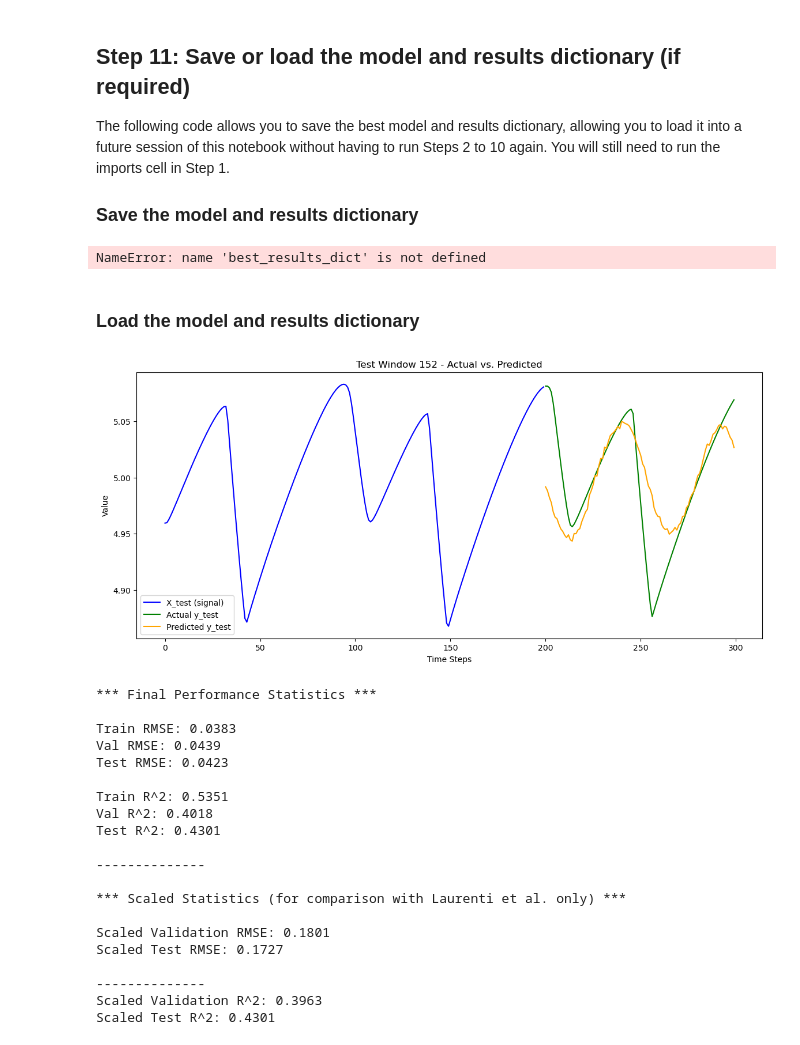
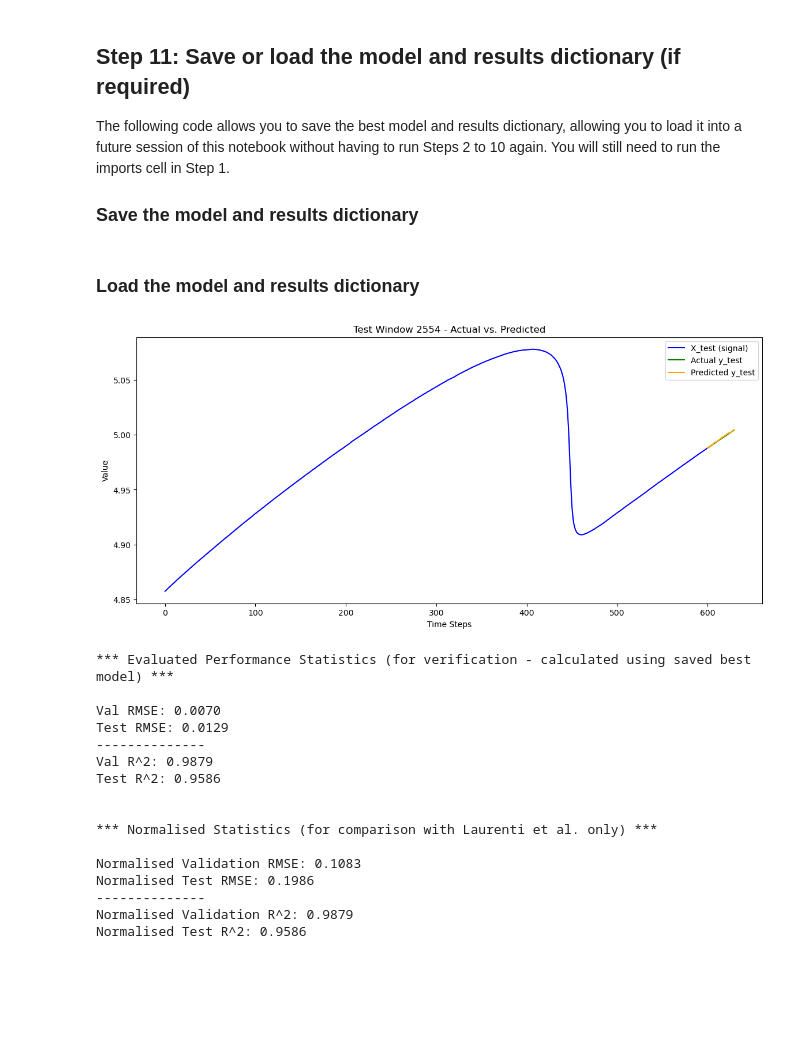
Before and after one commit to ai4er-cdt/earthquake-predictability, a Jupyter notebook: notebooks/AI4ER GTC - Slow Earthquake Time Series Forecasting.ipynb, the cells around one changed output. Saved outputs shown, nothing was run; the diff lists cells and outputs as text; code cells hidden in the pictures; blank space fills up the shorter version.

Commit message:
Params tuneed, paths fixed

```diff
--- a/notebooks/AI4ER GTC - Slow Earthquake Time Series Forecasting.ipynb
+++ b/notebooks/AI4ER GTC - Slow Earthquake Time Series Forecasting.ipynb
@@ -366,7 +371,7 @@ ___
 
 The "normalise_dataset_multi_feature" function normalises the data using either a min-max or standard scalar and loads all the data into a dictionary. **You can set the normalisation type (min-max or standard) by adjusting the "scaler" variable.** A separate scalar is created for each feature, fitted to the X values and then applied to the X and y values.
 # %%
-scaler = "min-max"  # Set to either standard or min-max
+scaler = "standard"  # Set to either standard or min-max
 
 data_dict_temp, scalers_X, scalers_y = normalise_dataset_multi_feature(
     X_train, y_train, X_test, y_test, X_val, y_val, scaler
@@ -580,17 +589,14 @@ if save_model:
 
     # Saves the model, results/data dictionaries and hyperparameters in the results folder
 
-    param_id = f"_{exp}_{model_type}_{features_to_keep}"
+    param_id = f""
 
-    torch.save(model.state_dict(), f"../results/best_model{param_id}.pt")
+    torch.save(model.state_dict(), f"best_model{param_id}.pt")
 
-    with open(f'../results/best_results_dict{param_id}.pkl', 'wb') as file:
-        pickle.dump(best_results_dict, file)                                    # TODO: where is this defined?
-
-    with open(f'../results/results_dict{param_id}.pkl', 'wb') as file:
+    with open(f'results_dict{param_id}.pkl', 'wb') as file:
         pickle.dump(results_dict, file)
 
-    with open(f'../results/data_dict{param_id}.pkl', 'wb') as file:
+    with open(f'data_dict{param_id}.pkl', 'wb') as file:
         pickle.dump(data_dict, file)
 
     hyperparameters = {
@@ -605,27 +611,21 @@ if save_model:
         "N_LAYERS" : N_LAYERS
     }
 
-    with open("../results/hyperparameters.pkl", "wb") as file:
+    with open("hyperparameters.pkl", "wb") as file:
         pickle.dump(hyperparameters, file)
-# %% [output]
-NameError: name 'best_results_dict' is not defined
 # %% [markdown]
 ### Load the model and results dictionary
 # %%
-load_model_from_file = False   # Set to "True" if you want to skip the previous steps and load a pre-trained model and dictionaries
+load_model_from_file = True   # Set to "True" if you want to skip the previous steps and load a pre-trained model and dictionaries
 
 if load_model_from_file:
 
     # Loads the model, results/data dictionaries and hyperparameters from the results folder
-    filepath_best_results_dict = '../results/best_results_dict.pkl'
-    filepath_results_dict = '../results/results_dict.pkl'
-    filepath_data_dict = '../results/data_dict.pkl'
-    filepath_hyperparameters = '../results/hyperparameters.pkl'
+    filepath_results_dict = 'results_dict.pkl'
+    filepath_data_dict = 'data_dict.pkl'
+    filepath_hyperparameters = 'hyperparameters.pkl'
 
-    state_dict = torch.load('../results/best_model.pt')
-
-    with open(filepath_best_results_dict, 'rb') as file:
-        best_results_dict = pickle.load(file)
+    state_dict = torch.load('best_model.pt')
 
     with open(filepath_results_dict, 'rb') as file:
         results_dict = pickle.load(file)
@@ -660,42 +660,37 @@ if load_model_from_file:
 # %%
 # This cell repeats the code from Step 10, allowing you to inspect the model's performance on multiple windows
 
-plot_random_test_window(data_dict, best_results_dict)
+plot_random_test_window(data_dict, results_dict)
 
-
-print("\n\n*** Evaluated Performance Statistics ***")
+print("\n\n*** Evaluated Performance Statistics (for verification - calculated using saved best model) ***")
 print(f"\nVal RMSE: {results_dict['eval_val_rmse']:.4f}")
 print(f"Test RMSE: {results_dict['eval_test_rmse']:.4f}")
 print("--------------")
 print(f"Val R^2: {results_dict['eval_val_r2']:.4f}")
 print(f"Test R^2: {results_dict['eval_test_r2']:.4f}")
 
 
-print("\n\n*** Scaled Statistics (for comparison with Laurenti et al. only) ***")
-print(f"\nScaled Validation RMSE: {results_dict['eval_val_rmse_sc']:.4f}")
-print(f"Scaled Test RMSE: {results_dict['eval_test_rmse_sc']:.4f}")
+print("\n\n*** Normalised Statistics (for comparison with Laurenti et al. only) ***")
+print(f"\nNormalised Validation RMSE: {results_dict['eval_val_rmse_sc']:.4f}")
+print(f"Normalised Test RMSE: {results_dict['eval_test_rmse_sc']:.4f}")
 print("--------------")
-print(f"Scaled Validation R^2: {results_dict['eval_val_r2_sc']:.4f}")
-print(f"Scaled Test R^2: {results_dict['eval_test_r2_sc']:.4f}")
+print(f"Normalised Validation R^2: {results_dict['eval_val_r2_sc']:.4f}")
+print(f"Normalised Test R^2: {results_dict['eval_test_r2_sc']:.4f}")
 # %% [output]
-[figure, old version]
+[figure, new version]
-*** Final Performance Statistics ***
+*** Evaluated Performance Statistics (for verification - calculated using saved best model) ***
 
-Train RMSE: 0.0383
-Val RMSE: 0.0439
-Test RMSE: 0.0423
+Val RMSE: 0.0070
+Test RMSE: 0.0129
+--------------
+Val R^2: 0.9879
+Test R^2: 0.9586
 
-Train R^2: 0.5351
-Val R^2: 0.4018
-Test R^2: 0.4301
 
+*** Normalised Statistics (for comparison with Laurenti et al. only) ***
+
+Normalised Validation RMSE: 0.1083
+Normalised Test RMSE: 0.1986
 --------------
-
-*** Scaled Statistics (for comparison with Laurenti et al. only) ***
-
-Scaled Validation RMSE: 0.1801
-Scaled Test RMSE: 0.1727
-
---------------
-Scaled Validation R^2: 0.3963
-Scaled Test R^2: 0.4301
+Normalised Validation R^2: 0.9879
+Normalised Test R^2: 0.9586
```
Also changed, not shown: parts of 14 cells of this notebook.
